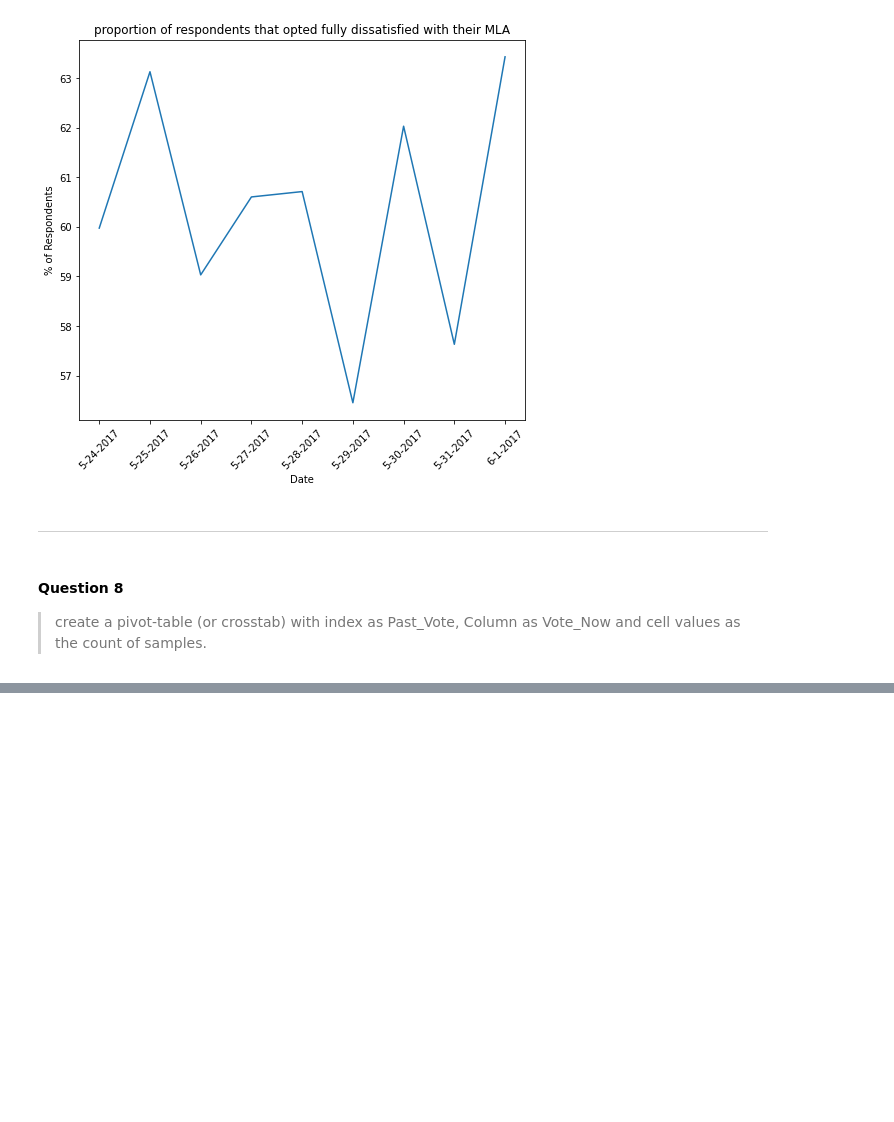
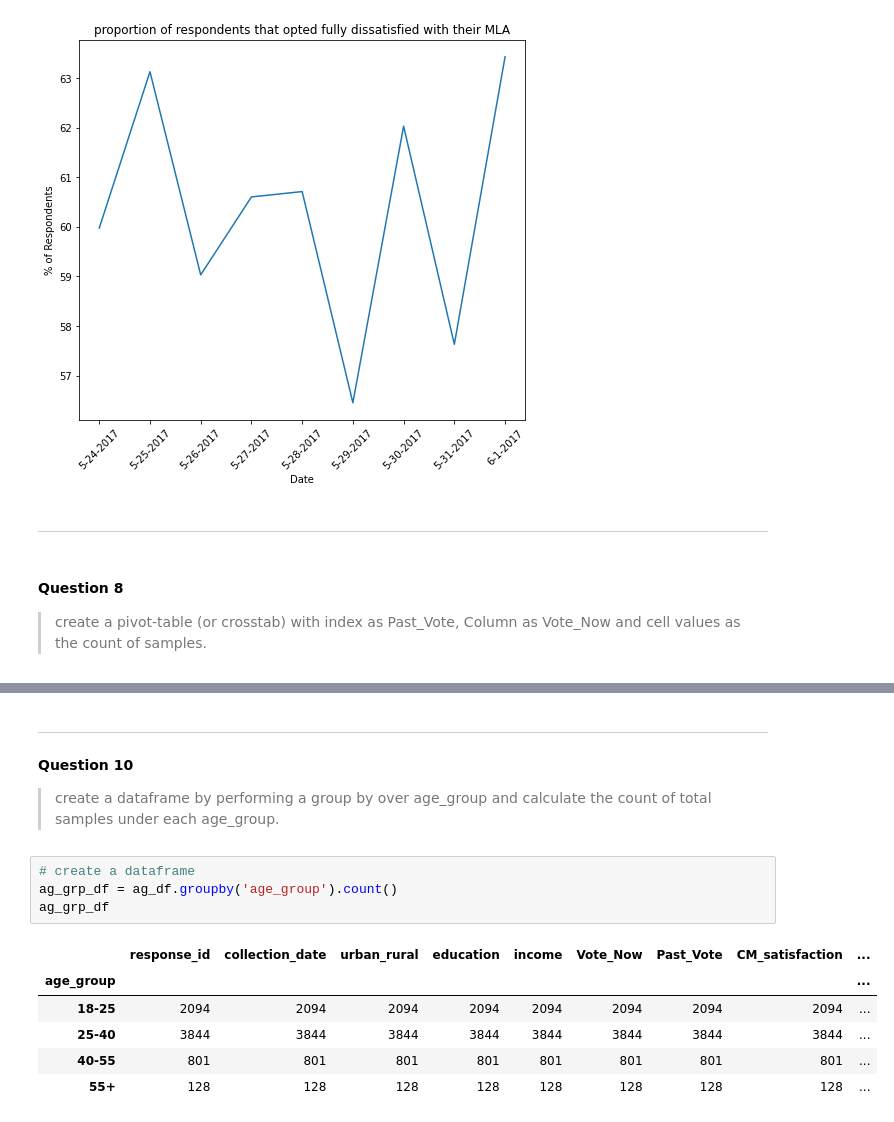
Before and after one commit to henryfash/Survey-Analysis, a Jupyter notebook: survey analysis.ipynb, the cells around one changed output, grey strips where cells are left out. Saved outputs shown, nothing was run; the diff lists cells and outputs as text; blank space fills up the shorter version.

```diff
--- a/survey analysis.ipynb
+++ b/survey analysis.ipynb
@@ -398,0 +432,16 @@ pivot
+# %% [markdown]
+<hr>
+# %% [markdown]
+**Question 10**
+>create a dataframe by performing a group by over age_group and calculate the count of total samples under each age_group.
+# %%
+# create a dataframe
+ag_grp_df = ag_df.groupby('age_group').count()
+ag_grp_df
+# %% [output]
+|  | response_id | collection_date | urban_rural | education | income | Vote_Now | Past_Vote | CM_satisfaction | ... |
+| age_group |  |  |  |  |  |  |  |  | ... |
+| 18-25 | 2094 | 2094 | 2094 | 2094 | 2094 | 2094 | 2094 | 2094 | ... |
+| 25-40 | 3844 | 3844 | 3844 | 3844 | 3844 | 3844 | 3844 | 3844 | ... |
+| 40-55 | 801 | 801 | 801 | 801 | 801 | 801 | 801 | 801 | ... |
+| 55+ | 128 | 128 | 128 | 128 | 128 | 128 | 128 | 128 | ... |
```
Also changed, not shown: parts of 19 cells of this notebook.
